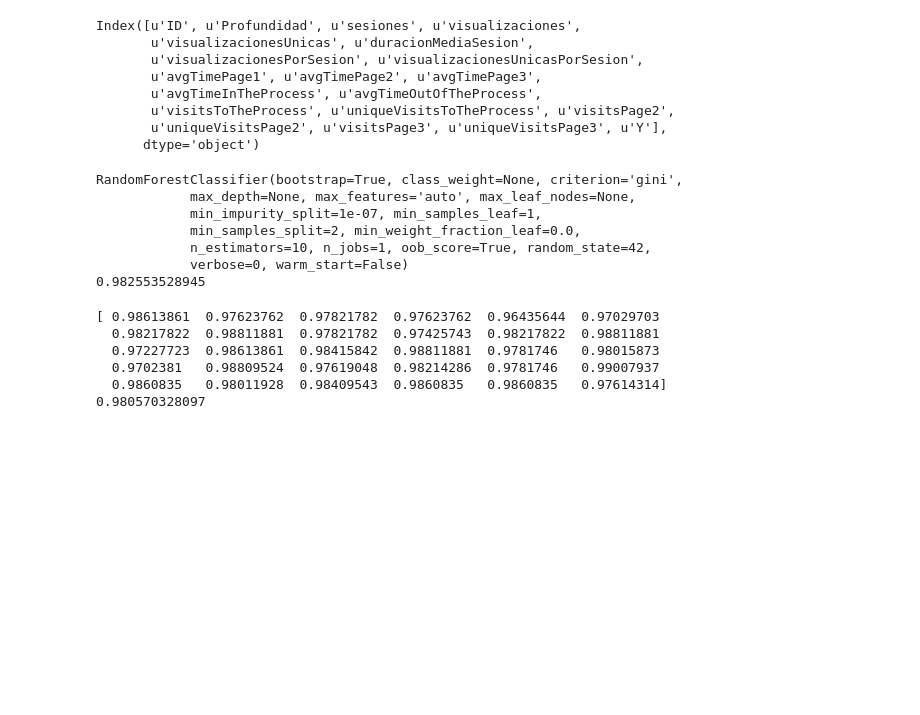
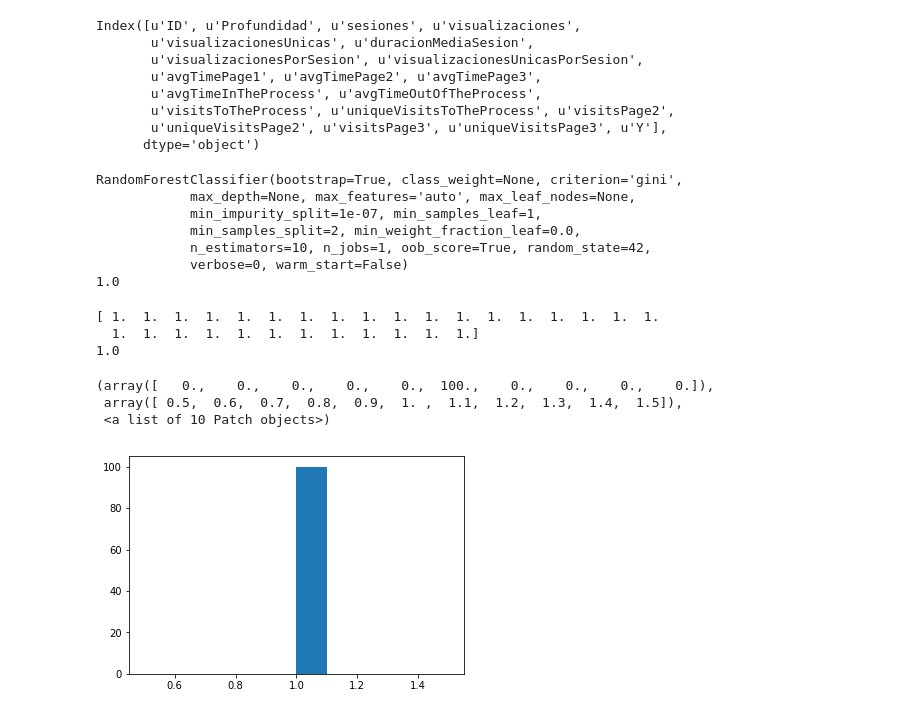
Before and after one commit to DiegoPerezCaa/TFM_QualitySession, a Jupyter notebook: dataTesting/Prueba_5_MachineLearning.ipynb, the cells around one changed output. Saved outputs shown, nothing was run; the diff lists cells and outputs as text; code cells hidden in the pictures; blank space fills up the shorter version.

```diff
--- a/dataTesting/Prueba_5_MachineLearning.ipynb
+++ b/dataTesting/Prueba_5_MachineLearning.ipynb
@@ -329,7 +349,7 @@ Index([u'ID', u'Profundidad', u'sesiones', u'visualizaciones',
        u'uniqueVisitsPage2', u'visitsPage3', u'uniqueVisitsPage3', u'Y'],
       dtype='object')
 # %%
-X_train, X_test, y_train, y_test = train_test_split(X,y)
+X_train, X_test, y_train, y_test = train_test_split(X_norm,y)
 clf = RandomForestClassifier(oob_score=True, random_state=42)
 print clf.fit(X_train,y_train)
 print accuracy_score(y_test,clf.predict(X_test))
@@ -340,16 +360,18 @@ RandomForestClassifier(bootstrap=True, class_weight=None, criterion='gini',
             min_samples_split=2, min_weight_fraction_leaf=0.0,
             n_estimators=10, n_jobs=1, oob_score=True, random_state=42,
             verbose=0, warm_start=False)
-0.982553528945
+1.0
 # %%
-print cross_val_score(clf,X,y,cv=30)
-print cross_val_score(clf,X,y,cv=30).mean()
+print cross_val_score(clf,X_norm,y,cv=30)
+print cross_val_score(clf,X_norm,y,cv=30).mean()
 # %% [output]
-[ 0.98613861  0.97623762  0.97821782  0.97623762  0.96435644  0.97029703
-  0.98217822  0.98811881  0.97821782  0.97425743  0.98217822  0.98811881
-  0.97227723  0.98613861  0.98415842  0.98811881  0.9781746   0.98015873
-  0.9702381   0.98809524  0.97619048  0.98214286  0.9781746   0.99007937
-  0.9860835   0.98011928  0.98409543  0.9860835   0.9860835   0.97614314]
-0.980570328097
+[ 1.  1.  1.  1.  1.  1.  1.  1.  1.  1.  1.  1.  1.  1.  1.  1.  1.  1.
+  1.  1.  1.  1.  1.  1.  1.  1.  1.  1.  1.  1.]
+1.0
 # %%
-plt.hist(cross_val_score(clf,X,y,cv=100))
+plt.hist(cross_val_score(clf,X_norm,y,cv=100))
+# %% [output]
+(array([   0.,    0.,    0.,    0.,    0.,  100.,    0.,    0.,    0.,    0.]),
+ array([ 0.5,  0.6,  0.7,  0.8,  0.9,  1. ,  1.1,  1.2,  1.3,  1.4,  1.5]),
+ <a list of 10 Patch objects>)
+[figure, added]
```
Also changed, not shown: parts of 31 cells of this notebook.
